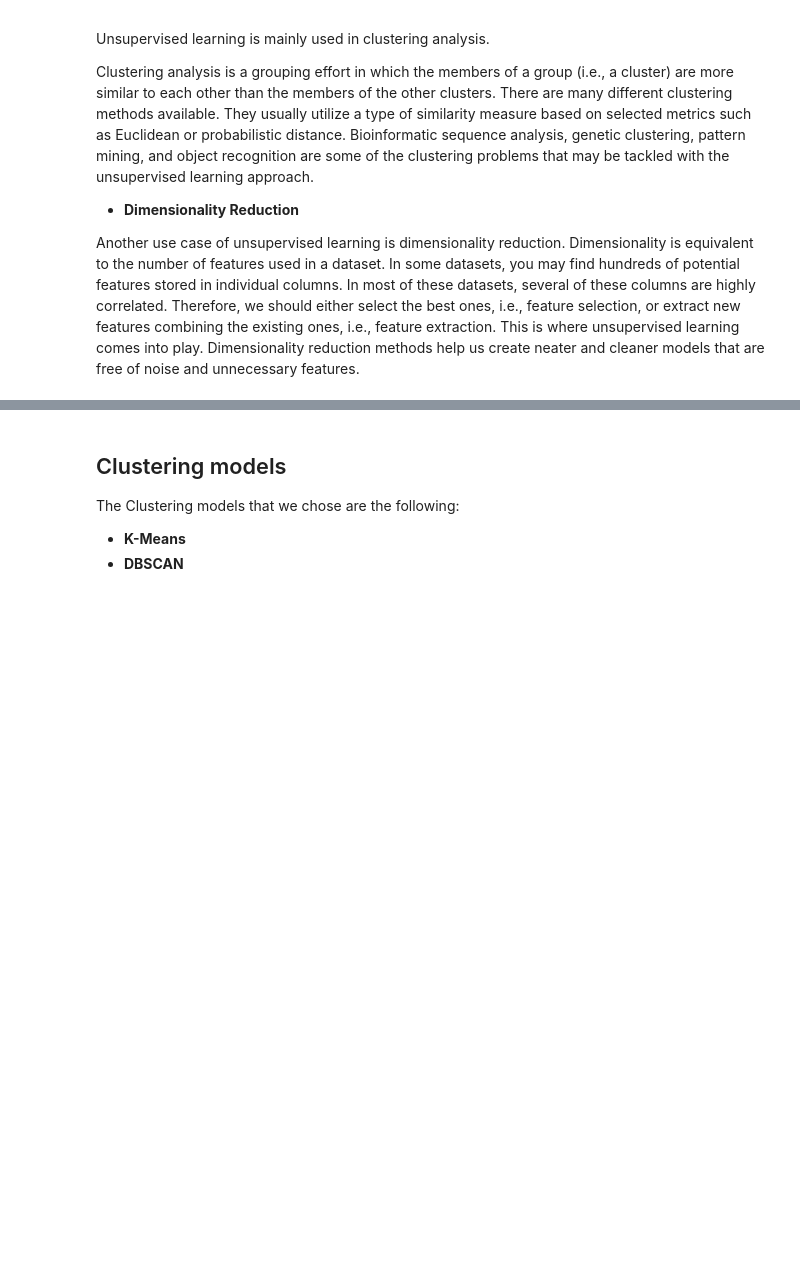
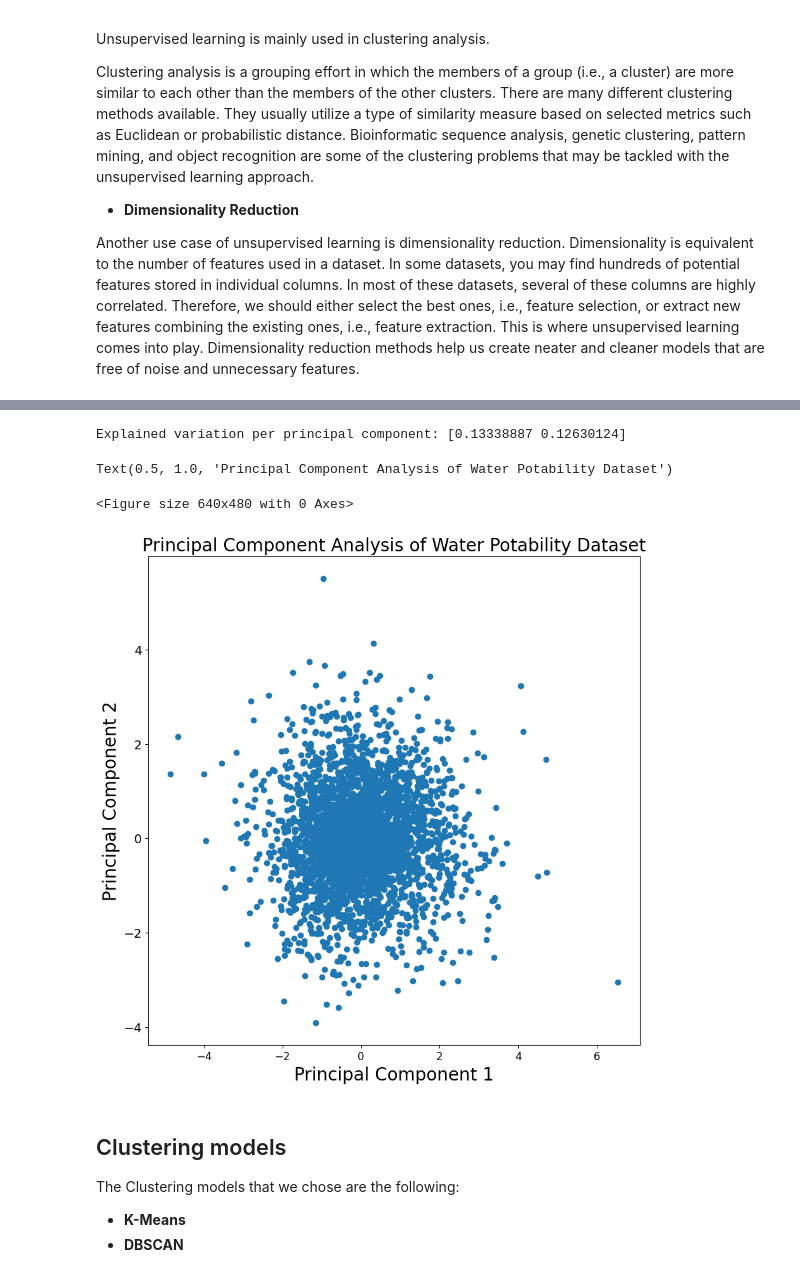
Before and after one commit to opon13/Drinking-water-potability-analysis-in-Python, a Jupyter notebook: Model-building phase.ipynb, the cells around one changed output, grey strips where cells are left out. Cells and saved outputs as stored; diff of their text form; code cells hidden in the pictures; blank space fills up the shorter version.

```diff
--- a/Model-building phase.ipynb
+++ b/Model-building phase.ipynb
@@ -638,0 +692,4 @@ Another use case of unsupervised learning is dimensionality reduction. Dimension
+# %%
+df_w100 = pd.DataFrame(water100, columns = water.columns)
+df_w100=df_w100.drop(columns='Potability')
+df_w100.head()
@@ -639,3 +724,31 @@ Another use case of unsupervised learning is dimensionality reduction. Dimension
+# %%
+# Applying PCA function
+
+pca = PCA(n_components = 2)
+
+df_w100_pca = pca.fit_transform(df_w100)
+
+explained_variance = pca.explained_variance_ratio_
+# %%
+pca_df_w100 = pd.DataFrame(data = df_w100_pca
+             , columns = ['principal component 1', 'principal component 2'])
+# %%
+print('Explained variation per principal component: {}'.format(explained_variance))
+# %% [output]
+Explained variation per principal component: [0.13338887 0.12630124]
+# %%
+plt.figure()
+plt.figure(figsize=(10,10))
+plt.xticks(fontsize=12)
+plt.yticks(fontsize=14)
+plt.xlabel('Principal Component 1',fontsize=20)
+plt.ylabel('Principal Component 2',fontsize=20)
+plt.scatter(x=pca_df_w100['principal component 1'],y=pca_df_w100['principal component 2'])
+plt.title("Principal Component Analysis of Water Potability Dataset",fontsize=20)
+# %% [output]
+Text(0.5, 1.0, 'Principal Component Analysis of Water Potability Dataset')
+<Figure size 640x480 with 0 Axes>
+[figure, added]
 # %% [markdown]
 ## Clustering models
 The Clustering models that we chose are the following:
```
Also changed, not shown: parts of 27 cells of this notebook.
